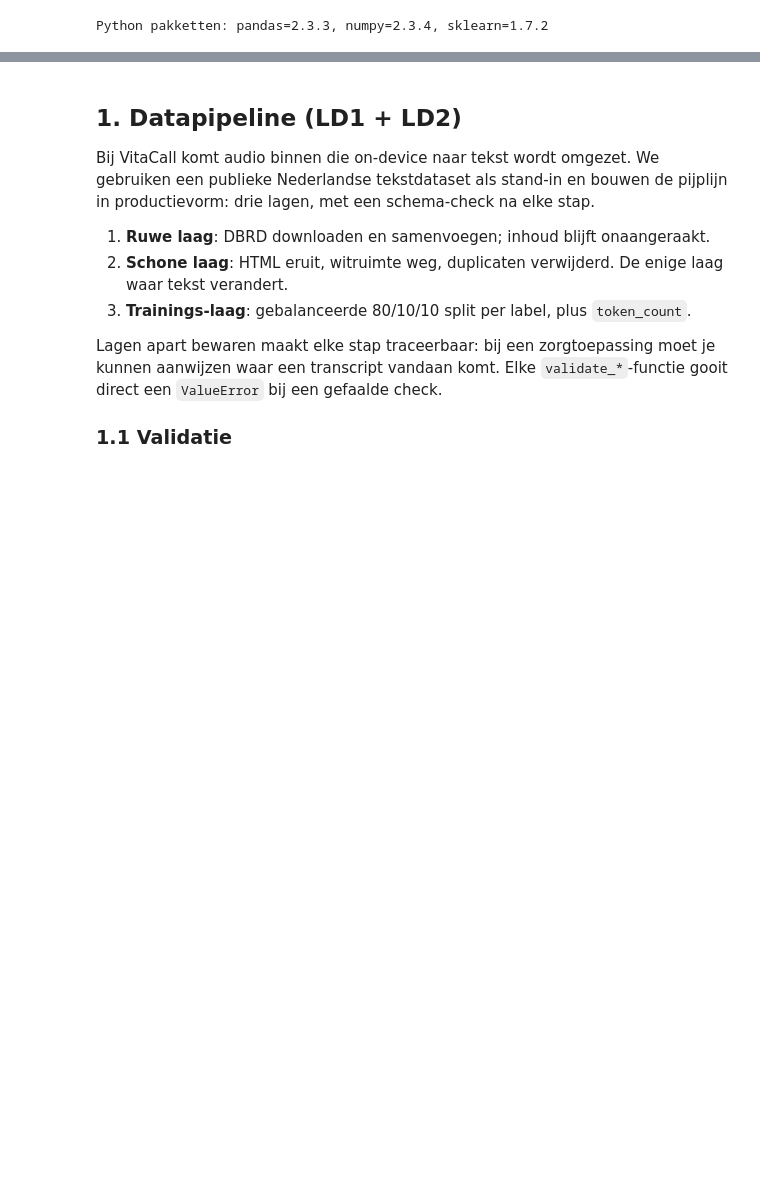
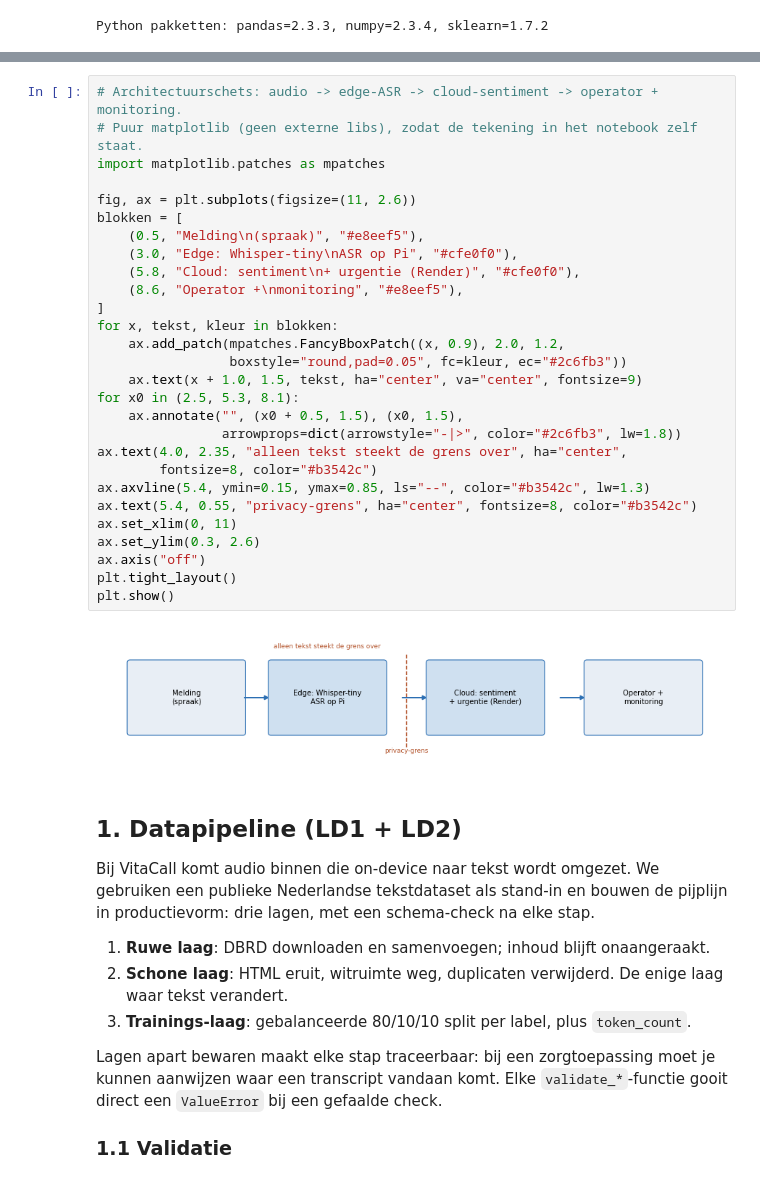
Before and after one commit to Tablazes/MLEOps, a Jupyter notebook: main.ipynb, the cells around one changed output, grey strips where cells are left out. Cells and saved outputs as stored; diff of their text form; blank space fills up the shorter version.

```diff
--- a/main.ipynb
+++ b/main.ipynb
@@ -159,3 +177,33 @@ Python pakketten: pandas=2.3.3, numpy=2.3.4, sklearn=1.7.2
+# %%
+# Architectuurschets: audio -> edge-ASR -> cloud-sentiment -> operator + monitoring.
+# Puur matplotlib (geen externe libs), zodat de tekening in het notebook zelf staat.
+import matplotlib.patches as mpatches
+
+fig, ax = plt.subplots(figsize=(11, 2.6))
+blokken = [
+    (0.5, "Melding\n(spraak)", "#e8eef5"),
+    (3.0, "Edge: Whisper-tiny\nASR op Pi", "#cfe0f0"),
+    (5.8, "Cloud: sentiment\n+ urgentie (Render)", "#cfe0f0"),
+    (8.6, "Operator +\nmonitoring", "#e8eef5"),
+]
+for x, tekst, kleur in blokken:
+    ax.add_patch(mpatches.FancyBboxPatch((x, 0.9), 2.0, 1.2,
+                 boxstyle="round,pad=0.05", fc=kleur, ec="#2c6fb3"))
+    ax.text(x + 1.0, 1.5, tekst, ha="center", va="center", fontsize=9)
+for x0 in (2.5, 5.3, 8.1):
+    ax.annotate("", (x0 + 0.5, 1.5), (x0, 1.5),
+                arrowprops=dict(arrowstyle="-|>", color="#2c6fb3", lw=1.8))
+ax.text(4.0, 2.35, "alleen tekst steekt de grens over", ha="center",
+        fontsize=8, color="#b3542c")
+ax.axvline(5.4, ymin=0.15, ymax=0.85, ls="--", color="#b3542c", lw=1.3)
+ax.text(5.4, 0.55, "privacy-grens", ha="center", fontsize=8, color="#b3542c")
+ax.set_xlim(0, 11)
+ax.set_ylim(0.3, 2.6)
+ax.axis("off")
+plt.tight_layout()
+plt.show()
+# %% [output]
+[figure, added]
 # %% [markdown]
 ## 1. Datapipeline (LD1 + LD2)
 
```
Also changed, not shown: parts of 25 cells of this notebook, 1 other file.
